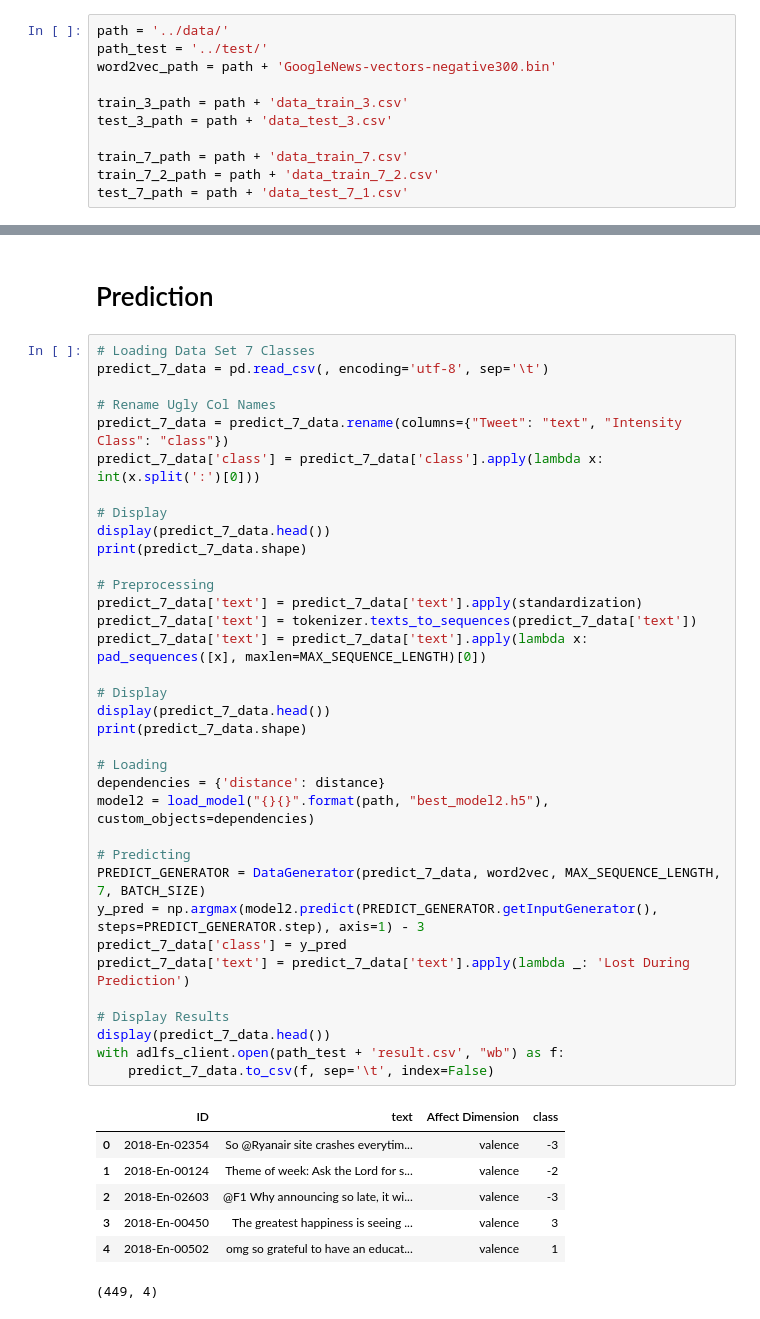
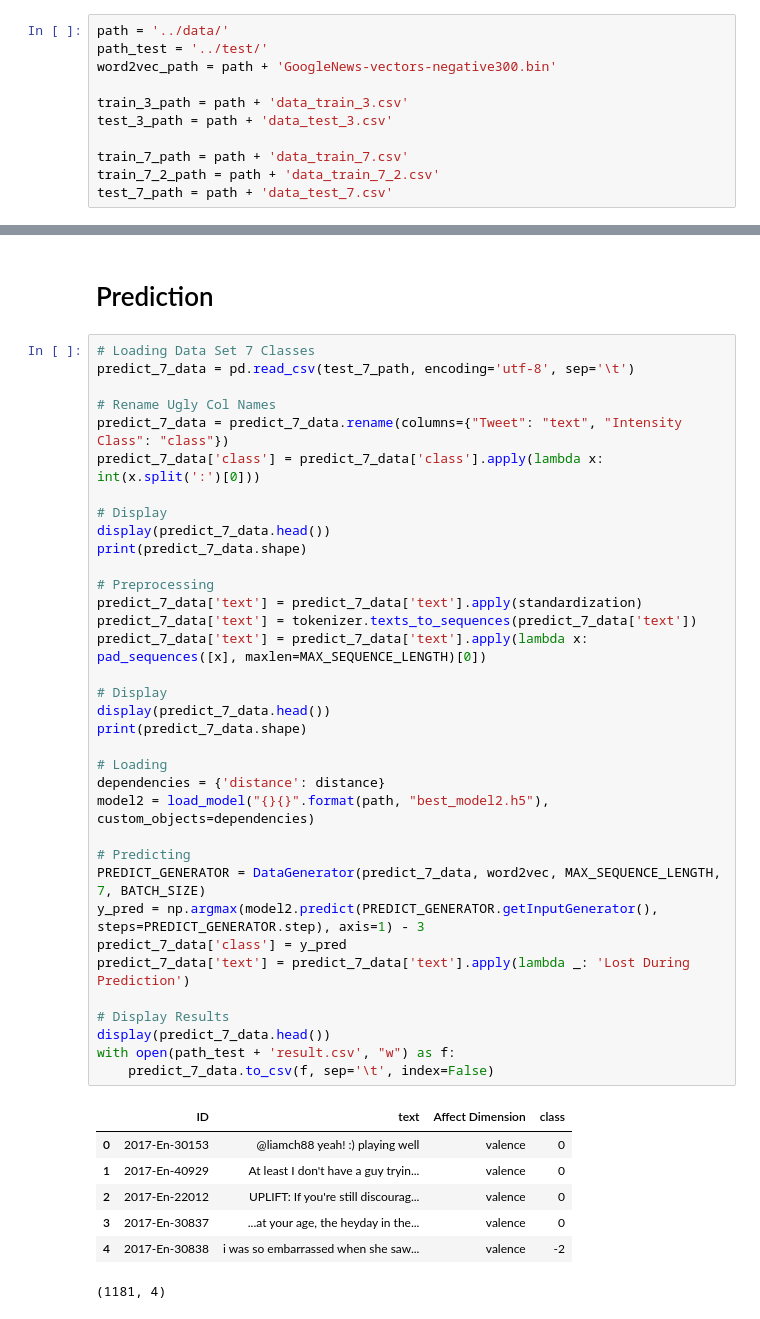
Before and after one commit to Choqs/Twitter-Sentiment-Analysis, a Jupyter notebook: src/tp_tweet.ipynb, the cells around one changed output, grey strips where cells are left out. Cells and saved outputs as stored; diff of their text form.

```diff
--- a/src/tp_tweet.ipynb
+++ b/src/tp_tweet.ipynb
@@ -59,7 +59,7 @@ test_3_path = path + 'data_test_3.csv'
 
 train_7_path = path + 'data_train_7.csv'
 train_7_2_path = path + 'data_train_7_2.csv'
-test_7_path = path + 'data_test_7_1.csv'
+test_7_path = path + 'data_test_7.csv'
 # %%
 # Loading Data Set 3 Classes & Replacing Word 2 Int
 train_3_data = pd.read_csv(train_3_path, encoding='utf-8', sep='\t', names=['id', 'class', 'text'])
@@ -673,45 +717,45 @@ np.unique(y_pred, return_counts=True)
 # Prediction
 # %%
 # Loading Data Set 7 Classes
-predict_7_data = pd.read_csv(, encoding='utf-8', sep='\t')
+predict_7_data = pd.read_csv(test_7_path, encoding='utf-8', sep='\t')
 
 # Rename Ugly Col Names
 predict_7_data = predict_7_data.rename(columns={"Tweet": "text", "Intensity Class": "class"})
 predict_7_data['class'] = predict_7_data['class'].apply(lambda x: int(x.split(':')[0]))
 
 # Display
 display(predict_7_data.head())
 print(predict_7_data.shape)
 
 # Preprocessing
 predict_7_data['text'] = predict_7_data['text'].apply(standardization)
 predict_7_data['text'] = tokenizer.texts_to_sequences(predict_7_data['text'])
 predict_7_data['text'] = predict_7_data['text'].apply(lambda x: pad_sequences([x], maxlen=MAX_SEQUENCE_LENGTH)[0])
 
 # Display
 display(predict_7_data.head())
 print(predict_7_data.shape)
 
 # Loading
 dependencies = {'distance': distance}
 model2 = load_model("{}{}".format(path, "best_model2.h5"), custom_objects=dependencies)
 
 # Predicting
 PREDICT_GENERATOR = DataGenerator(predict_7_data, word2vec, MAX_SEQUENCE_LENGTH, 7, BATCH_SIZE)
 y_pred = np.argmax(model2.predict(PREDICT_GENERATOR.getInputGenerator(), steps=PREDICT_GENERATOR.step), axis=1) - 3
 predict_7_data['class'] = y_pred
 predict_7_data['text'] = predict_7_data['text'].apply(lambda _: 'Lost During Prediction')
 
 # Display Results
 display(predict_7_data.head())
-with adlfs_client.open(path_test + 'result.csv', "wb") as f:
+with open(path_test + 'result.csv', "w") as f:
     predict_7_data.to_csv(f, sep='\t', index=False)
 # %% [output]
 |  | ID | text | Affect Dimension | class |
-| 0 | 2018-En-02354 | So @Ryanair site crashes everytim... | valence | -3 |
-| 1 | 2018-En-00124 | Theme of week: Ask the Lord for s... | valence | -2 |
-| 2 | 2018-En-02603 | @F1 Why announcing so late, it wi... | valence | -3 |
-| 3 | 2018-En-00450 | The greatest happiness is seeing ... | valence | 3 |
-| 4 | 2018-En-00502 | omg so grateful to have an educat... | valence | 1 |
+| 0 | 2017-En-30153 | @liamch88 yeah! :) playing well | valence | 0 |
+| 1 | 2017-En-40929 | At least I don't have a guy tryin... | valence | 0 |
+| 2 | 2017-En-22012 | UPLIFT: If you're still discourag... | valence | 0 |
+| 3 | 2017-En-30837 | ...at your age, the heyday in the... | valence | 0 |
+| 4 | 2017-En-30838 | i was so embarrassed when she saw... | valence | -2 |
-(449, 4)
+(1181, 4)
 |  | ID | text | Affect Dimension | class |
```
Also changed, not shown: parts of 9 cells of this notebook, 3 other files.
